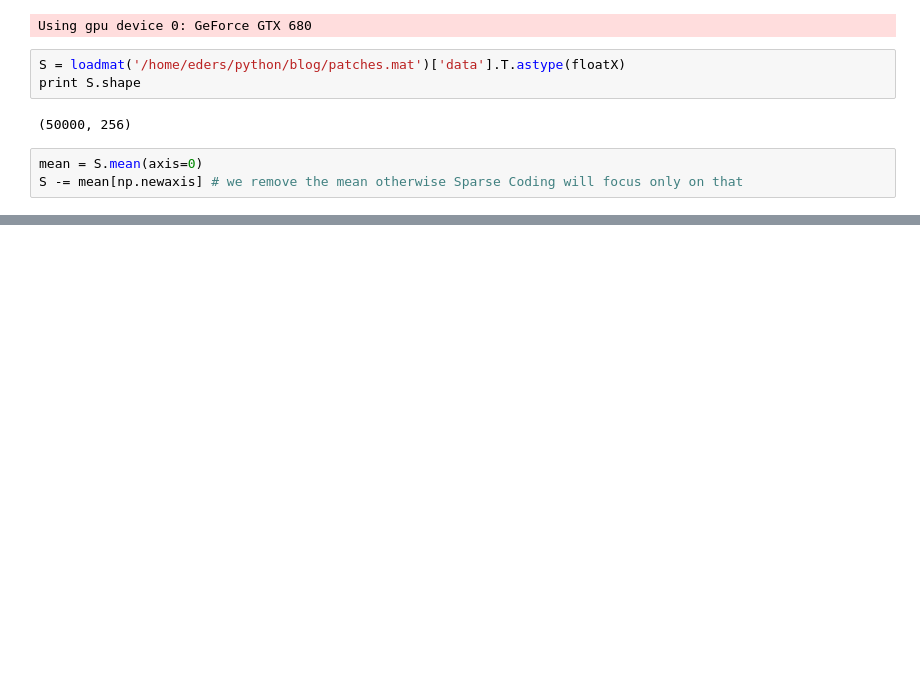
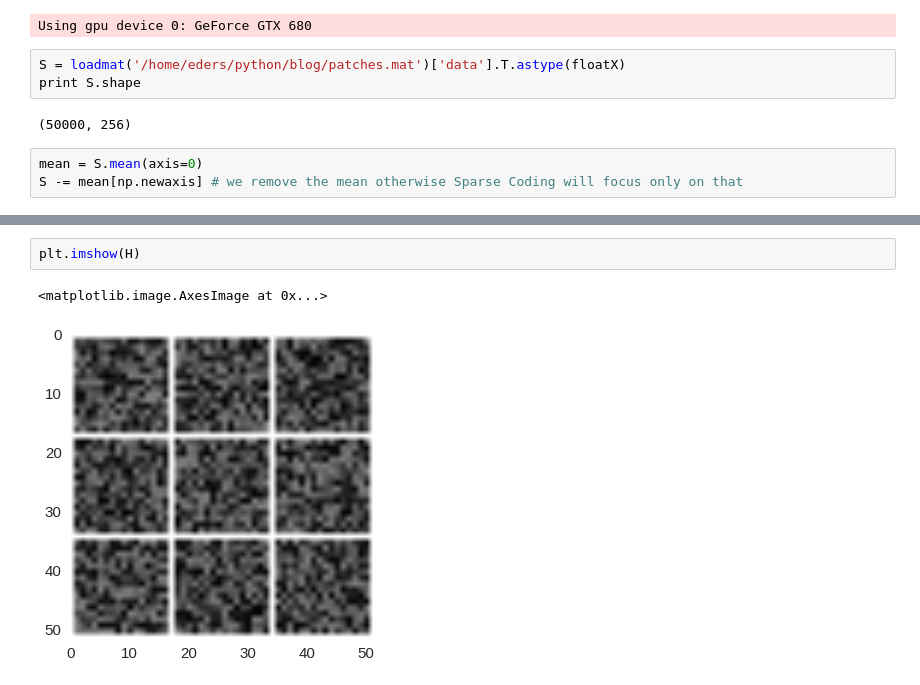
Before and after one commit to EderSantana/seya, a Jupyter notebook: examples/fista_sc.ipynb, the cells around one changed output, grey strips where cells are left out. Cells and saved outputs as stored; diff of their text form; blank space fills up the shorter version.

```diff
--- a/examples/fista_sc.ipynb
+++ b/examples/fista_sc.ipynb
@@ -105,0 +157,5 @@ This same SparseCoding layer can be used as part of a supervised network. We lea
+# %%
+plt.imshow(H)
+# %% [output]
+<matplotlib.image.AxesImage at 0x...>
+[figure, added]
```
Also changed, not shown: parts of 15 cells of this notebook, 3 other files.
